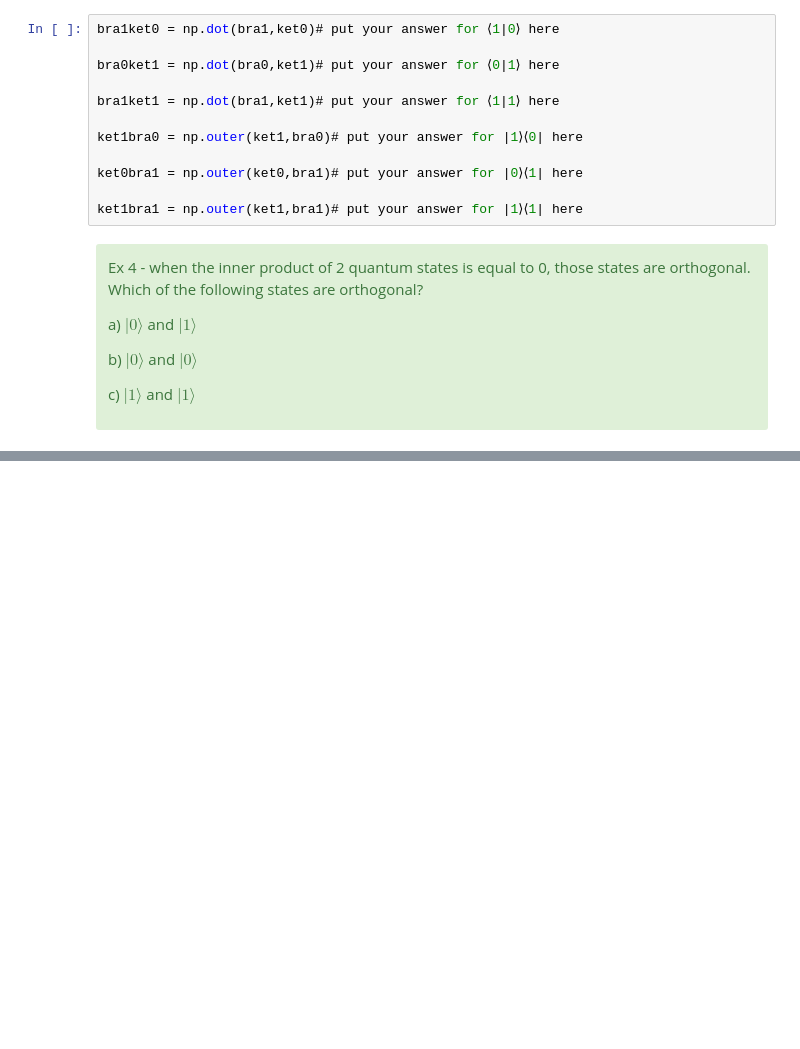
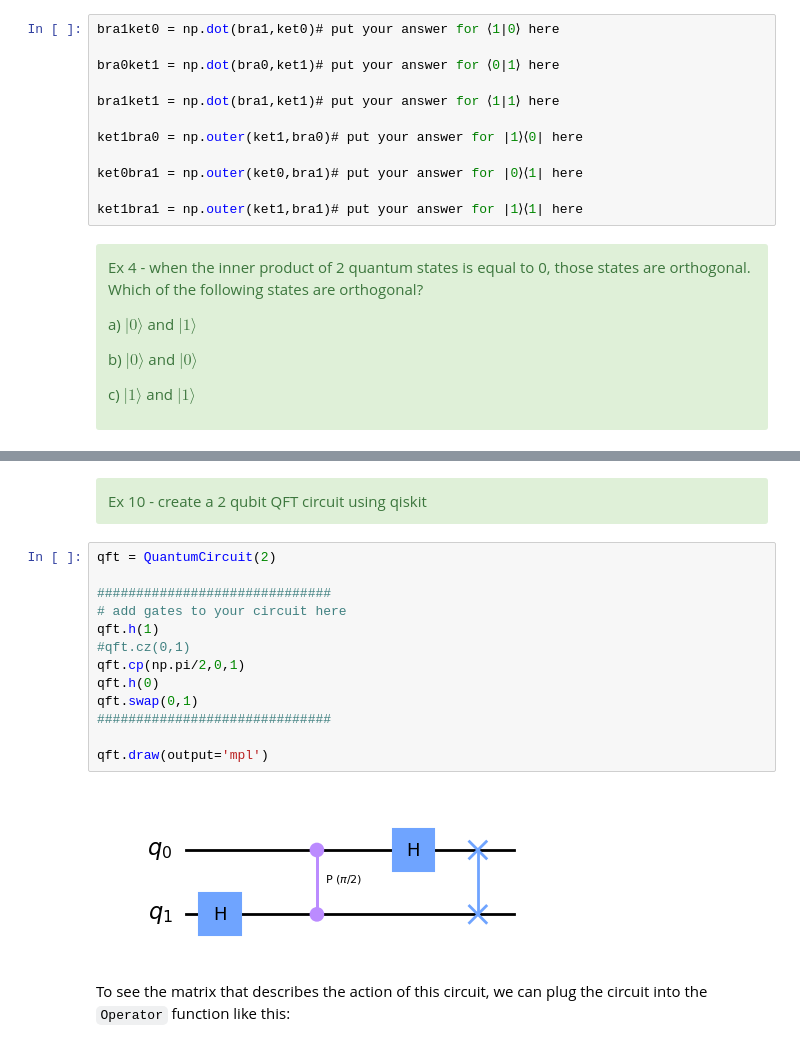
Before and after one commit to Martyna94/QiskitSummerSchool2023, a Jupyter notebook: Lab1/Lab 1.ipynb, the cells around one changed output, grey strips where cells are left out. Cells and saved outputs as stored; diff of their text form; blank space fills up the shorter version.

```diff
--- a/Lab1/Lab 1.ipynb
+++ b/Lab1/Lab 1.ipynb
@@ -225,0 +608,19 @@ E.g. for constant-0 we can create the corresponding matrix m1 like so:
+# %% [markdown]
+<div class="alert alert-block alert-success"> Ex 10 - create a 2 qubit QFT circuit using qiskit </div>
+# %%
+qft = QuantumCircuit(2)
+
+##############################
+# add gates to your circuit here
+qft.h(1)
+#qft.cz(0,1)
+qft.cp(np.pi/2,0,1)
+qft.h(0)
+qft.swap(0,1)
+##############################
+
+qft.draw(output='mpl')
+# %% [output]
+[figure, added]
+# %% [markdown]
+To see the matrix that describes the action of this circuit, we can plug the circuit into the `Operator` function like this:
```
Also changed, not shown: parts of 67 cells of this notebook, 4 other files.
